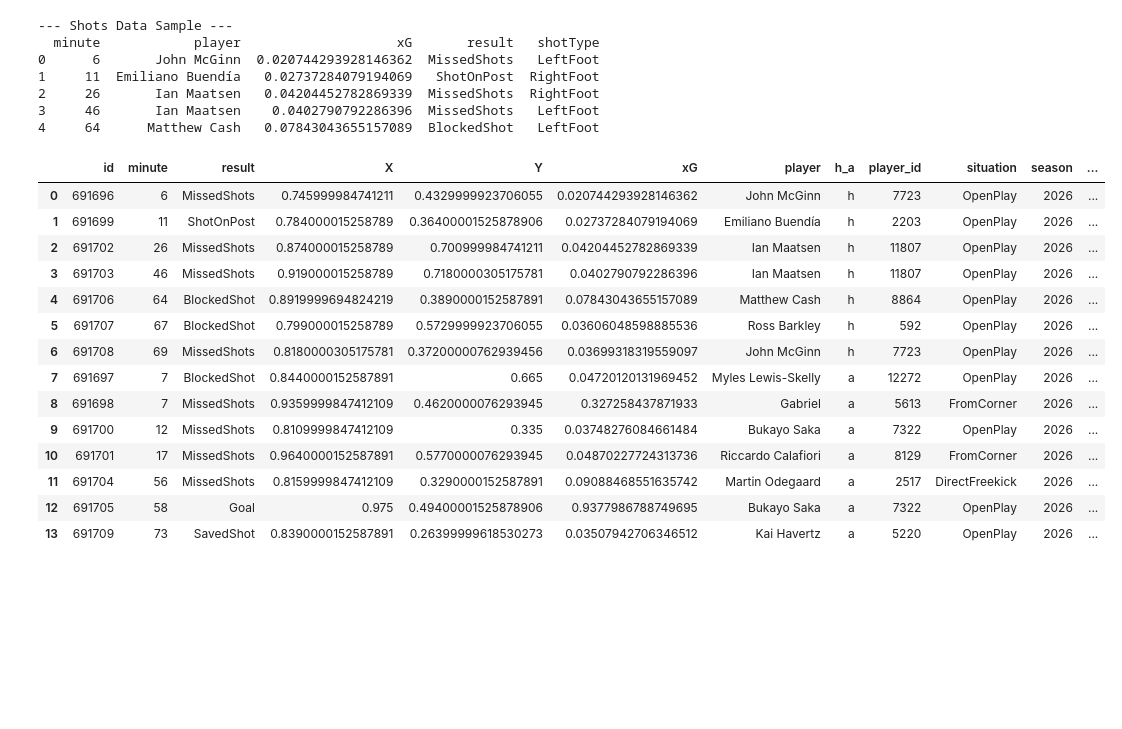
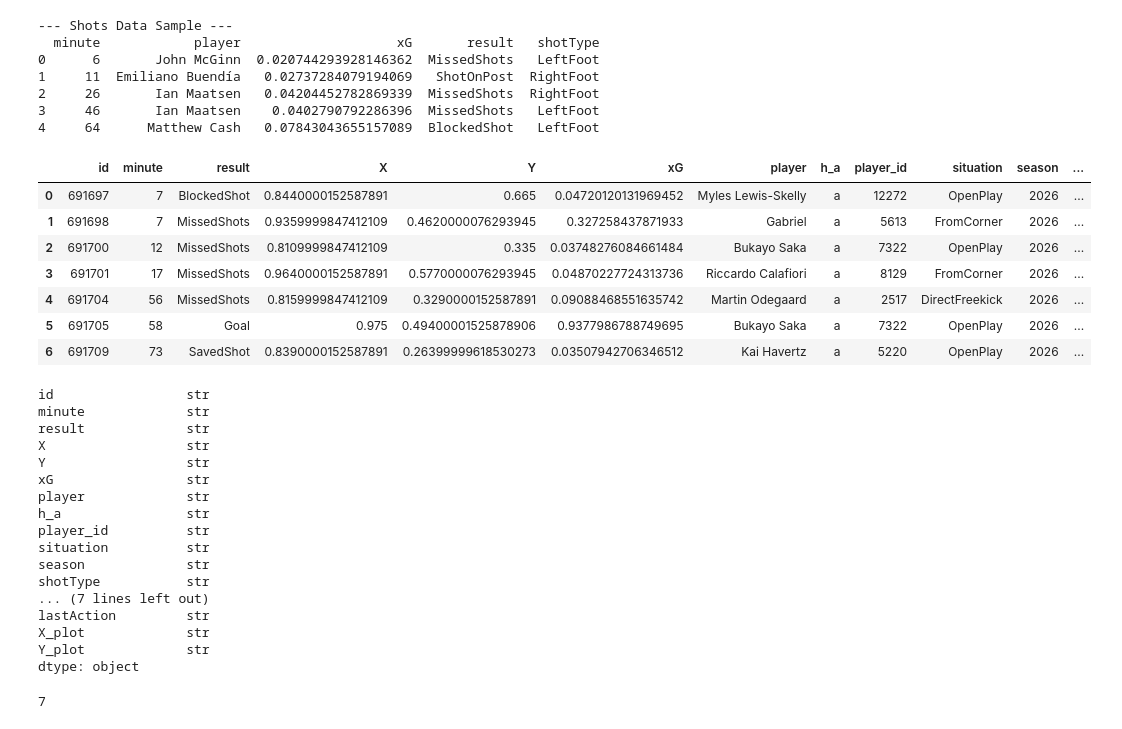
Before and after one commit to SalmaAllam8/football-data-visualization, a Jupyter notebook: Arsenal_undestats.ipynb, the cells around one changed output. Cells and saved outputs as stored; diff of their text form; code cells hidden in the pictures; blank space fills up the shorter version.

Commit message:
shots

```diff
--- a/Arsenal_undestats.ipynb
+++ b/Arsenal_undestats.ipynb
@@ -1465,20 +1276,37 @@ print("--- Shots Data Sample ---")
 3     46       Ian Maatsen    0.0402790792286396  MissedShots   LeftFoot
 4     64      Matthew Cash   0.07843043655157089  BlockedShot   LeftFoot
 # %%
-all_shots
+away_shots
 # %% [output]
 |  | id | minute | result | X | Y | xG | player | h_a | player_id | situation | season | ... |
-| 0 | 691696 | 6 | MissedShots | 0.745999984741211 | 0.4329999923706055 | 0.020744293928146362 | John McGinn | h | 7723 | OpenPlay | 2026 | ... |
-| 1 | 691699 | 11 | ShotOnPost | 0.784000015258789 | 0.36400001525878906 | 0.02737284079194069 | Emiliano Buendía | h | 2203 | OpenPlay | 2026 | ... |
-| 2 | 691702 | 26 | MissedShots | 0.874000015258789 | 0.700999984741211 | 0.04204452782869339 | Ian Maatsen | h | 11807 | OpenPlay | 2026 | ... |
-| 3 | 691703 | 46 | MissedShots | 0.919000015258789 | 0.7180000305175781 | 0.0402790792286396 | Ian Maatsen | h | 11807 | OpenPlay | 2026 | ... |
-| 4 | 691706 | 64 | BlockedShot | 0.8919999694824219 | 0.3890000152587891 | 0.07843043655157089 | Matthew Cash | h | 8864 | OpenPlay | 2026 | ... |
-| 5 | 691707 | 67 | BlockedShot | 0.799000015258789 | 0.5729999923706055 | 0.03606048598885536 | Ross Barkley | h | 592 | OpenPlay | 2026 | ... |
-| 6 | 691708 | 69 | MissedShots | 0.8180000305175781 | 0.37200000762939456 | 0.03699318319559097 | John McGinn | h | 7723 | OpenPlay | 2026 | ... |
-| 7 | 691697 | 7 | BlockedShot | 0.8440000152587891 | 0.665 | 0.04720120131969452 | Myles Lewis-Skelly | a | 12272 | OpenPlay | 2026 | ... |
-| 8 | 691698 | 7 | MissedShots | 0.9359999847412109 | 0.4620000076293945 | 0.327258437871933 | Gabriel | a | 5613 | FromCorner | 2026 | ... |
-| 9 | 691700 | 12 | MissedShots | 0.8109999847412109 | 0.335 | 0.03748276084661484 | Bukayo Saka | a | 7322 | OpenPlay | 2026 | ... |
-| 10 | 691701 | 17 | MissedShots | 0.9640000152587891 | 0.5770000076293945 | 0.04870227724313736 | Riccardo Calafiori | a | 8129 | FromCorner | 2026 | ... |
-| 11 | 691704 | 56 | MissedShots | 0.8159999847412109 | 0.3290000152587891 | 0.09088468551635742 | Martin Odegaard | a | 2517 | DirectFreekick | 2026 | ... |
-| 12 | 691705 | 58 | Goal | 0.975 | 0.49400001525878906 | 0.9377986788749695 | Bukayo Saka | a | 7322 | OpenPlay | 2026 | ... |
-| 13 | 691709 | 73 | SavedShot | 0.8390000152587891 | 0.26399999618530273 | 0.03507942706346512 | Kai Havertz | a | 5220 | OpenPlay | 2026 | ... |
+| 0 | 691697 | 7 | BlockedShot | 0.8440000152587891 | 0.665 | 0.04720120131969452 | Myles Lewis-Skelly | a | 12272 | OpenPlay | 2026 | ... |
+| 1 | 691698 | 7 | MissedShots | 0.9359999847412109 | 0.4620000076293945 | 0.327258437871933 | Gabriel | a | 5613 | FromCorner | 2026 | ... |
+| 2 | 691700 | 12 | MissedShots | 0.8109999847412109 | 0.335 | 0.03748276084661484 | Bukayo Saka | a | 7322 | OpenPlay | 2026 | ... |
+| 3 | 691701 | 17 | MissedShots | 0.9640000152587891 | 0.5770000076293945 | 0.04870227724313736 | Riccardo Calafiori | a | 8129 | FromCorner | 2026 | ... |
+| 4 | 691704 | 56 | MissedShots | 0.8159999847412109 | 0.3290000152587891 | 0.09088468551635742 | Martin Odegaard | a | 2517 | DirectFreekick | 2026 | ... |
+| 5 | 691705 | 58 | Goal | 0.975 | 0.49400001525878906 | 0.9377986788749695 | Bukayo Saka | a | 7322 | OpenPlay | 2026 | ... |
+| 6 | 691709 | 73 | SavedShot | 0.8390000152587891 | 0.26399999618530273 | 0.03507942706346512 | Kai Havertz | a | 5220 | OpenPlay | 2026 | ... |
+# %%
+away_shots.dtypes
+# %% [output]
+id                 str
+minute             str
+result             str
+X                  str
+Y                  str
+xG                 str
+player             str
+h_a                str
+player_id          str
+situation          str
+season             str
+shotType           str
+... (7 lines left out)
+lastAction         str
+X_plot             str
+Y_plot             str
+dtype: object
+# %%
+len(away_shots)
+# %% [output]
+7
```
Also changed, not shown: parts of 17 cells of this notebook.
